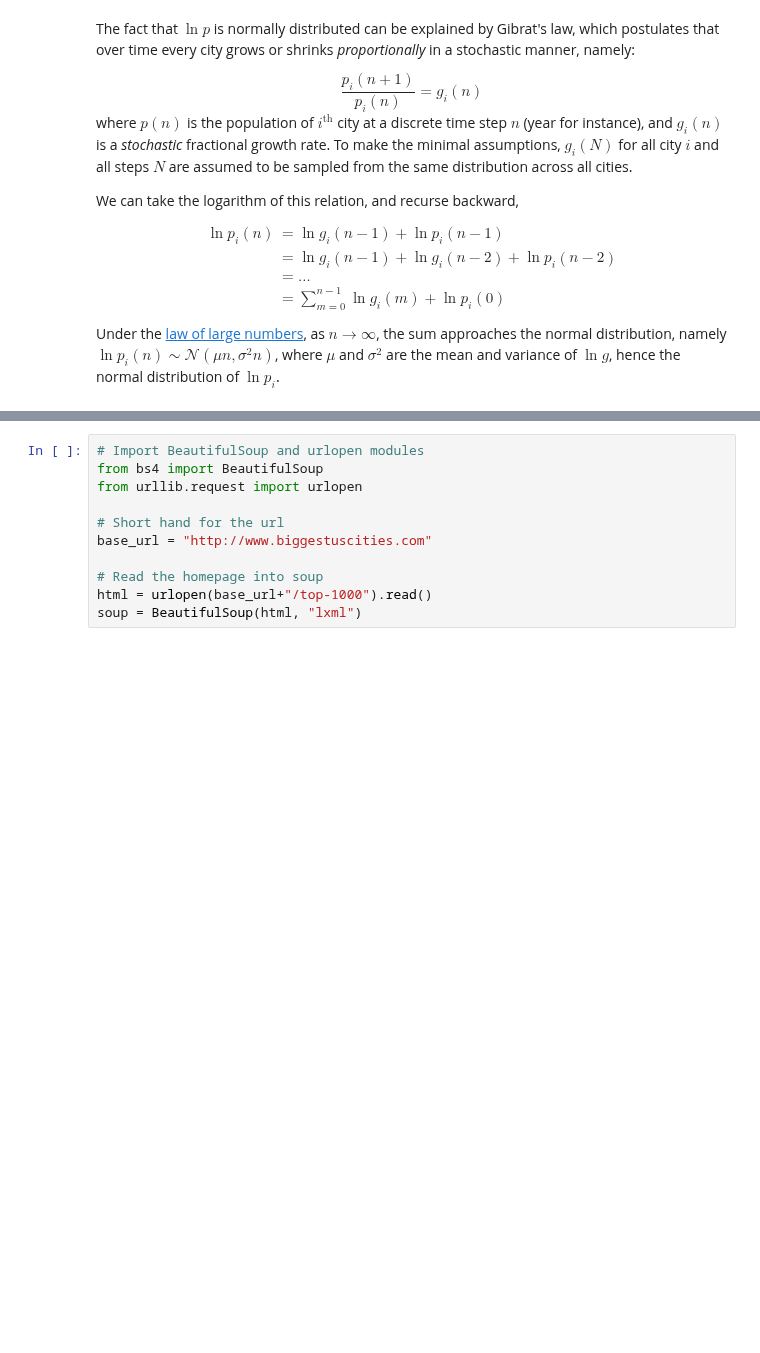
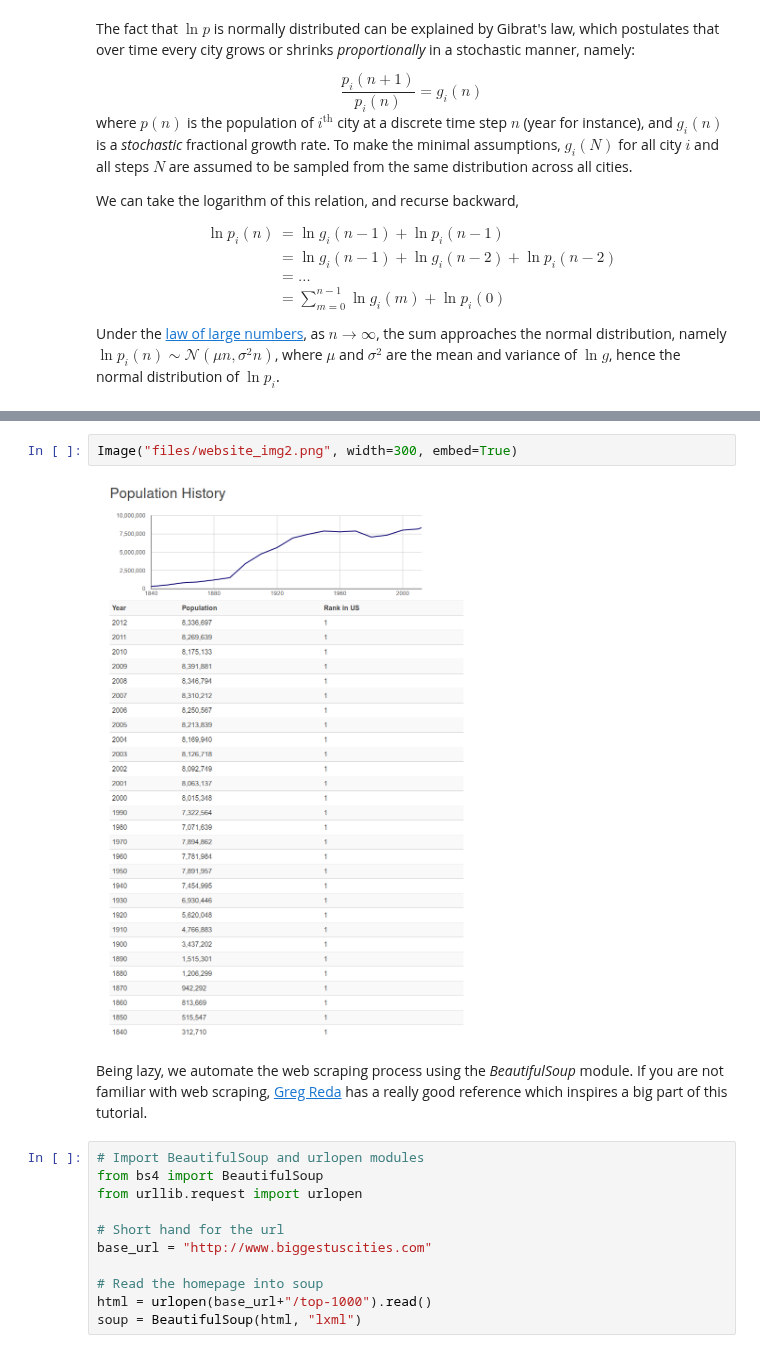
Before and after one commit to kuangchen/ZipfLaw, a Jupyter notebook: Zipf.ipynb, the cells around one changed output, grey strips where cells are left out. Cells and saved outputs as stored; diff of their text form; blank space fills up the shorter version.

```diff
--- a/Zipf.ipynb
+++ b/Zipf.ipynb
@@ -163,3 +158,9 @@ Being lazy, we automate the web scraping process using the *BeautifulSoup* modul
+# %%
+Image("files/website_img2.png", width=300, embed=True)
+# %% [output]
+[figure, added]
+# %% [markdown]
+Being lazy, we automate the web scraping process using the *BeautifulSoup* module. If you are not familiar with web scraping, [Greg Reda](#Ref1) has a really good reference which inspires a big part of this tutorial.
 # %%
 # Import BeautifulSoup and urlopen modules
 from bs4 import BeautifulSoup
```
Also changed, not shown: parts of 6 cells of this notebook.
